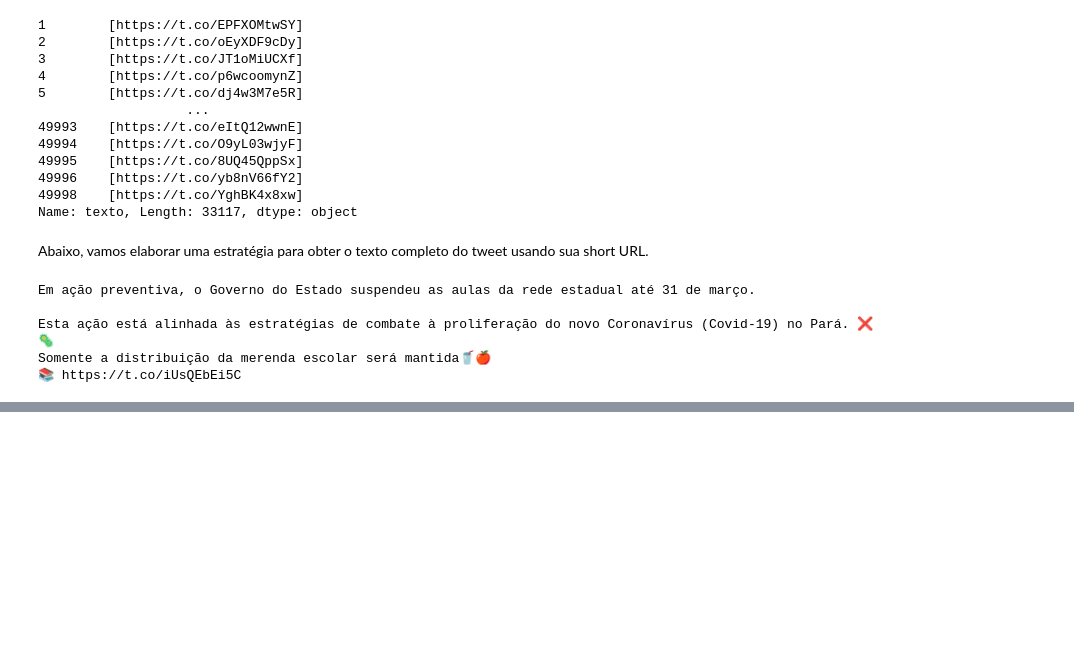
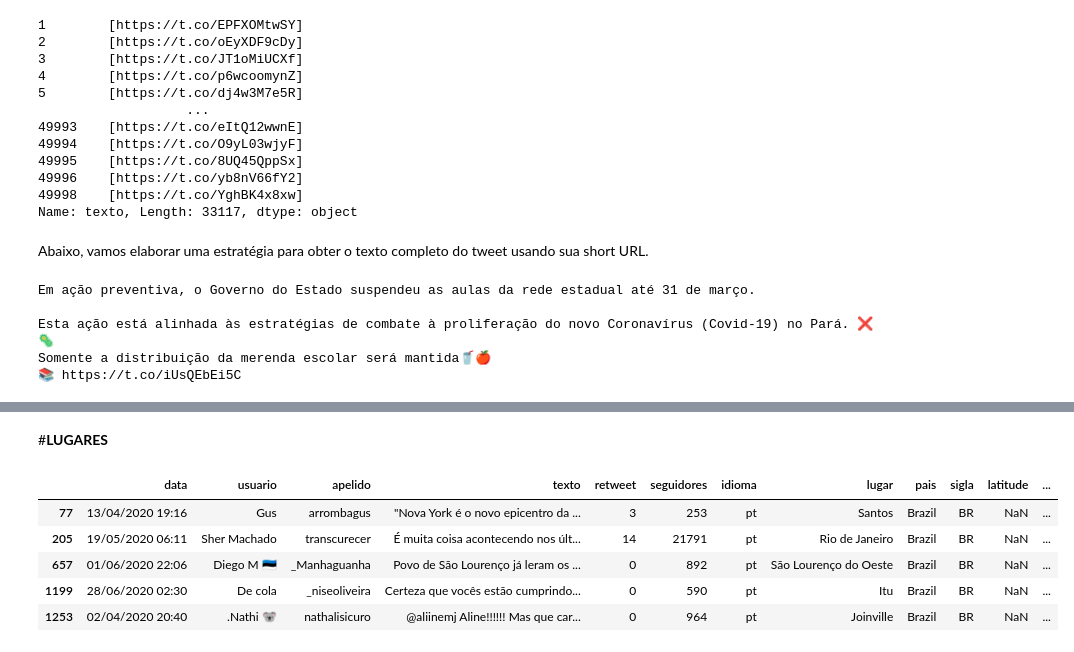
Before and after one commit to adielws/covid19-questions, a Jupyter notebook: covid19_questions.ipynb, the cells around one changed output, grey strips where cells are left out. Drawn from its saved outputs; the diff is of its cells as text; code cells hidden in the pictures; blank space fills up the shorter version.

```diff
--- a/covid19_questions.ipynb
+++ b/covid19_questions.ipynb
@@ -271,0 +438,13 @@ Esta ação está alinhada às estratégias de combate à proliferação do novo
+# %% [markdown]
+#**LUGARES**
+# %%
+lugares = df1[df1['lugar'].notnull()]
+
+lugares.head()
+# %% [output]
+|  | data | usuario | apelido | texto | retweet | seguidores | idioma | lugar | pais | sigla | latitude | ... |
+| 77 | 13/04/2020 19:16 | Gus | arrombagus | "Nova York é o novo epicentro da ... | 3 | 253 | pt | Santos | Brazil | BR | NaN | ... |
+| 205 | 19/05/2020 06:11 | Sher Machado | transcurecer | É muita coisa acontecendo nos últ... | 14 | 21791 | pt | Rio de Janeiro | Brazil | BR | NaN | ... |
+| 657 | 01/06/2020 22:06 | Diego M 🇪🇪 | _Manhaguanha | Povo de São Lourenço já leram os ... | 0 | 892 | pt | São Lourenço do Oeste | Brazil | BR | NaN | ... |
+| 1199 | 28/06/2020 02:30 | De cola | _niseoliveira | Certeza que vocês estão cumprindo... | 0 | 590 | pt | Itu | Brazil | BR | NaN | ... |
+| 1253 | 02/04/2020 20:40 | .Nathi 🐨 | nathalisicuro | @aliinemj Aline!!!!!! Mas que car... | 0 | 964 | pt | Joinville | Brazil | BR | NaN | ... |
```
Also changed, not shown: parts of 16 cells of this notebook.
